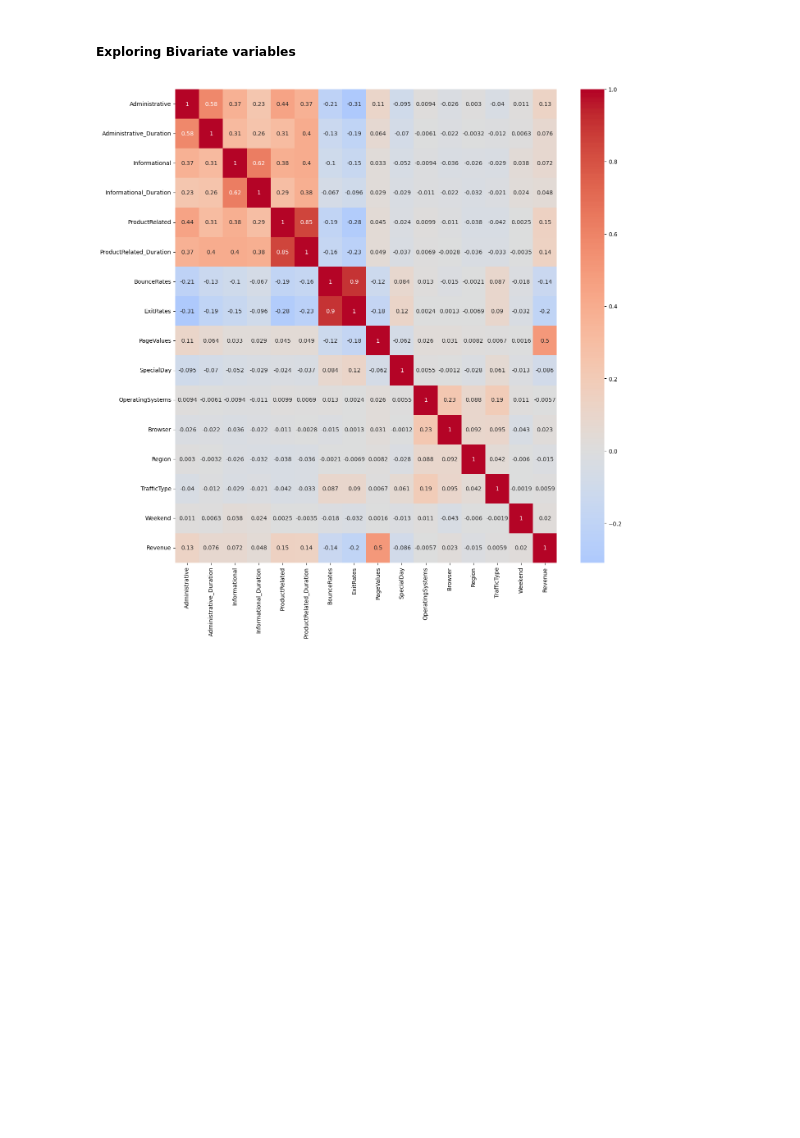
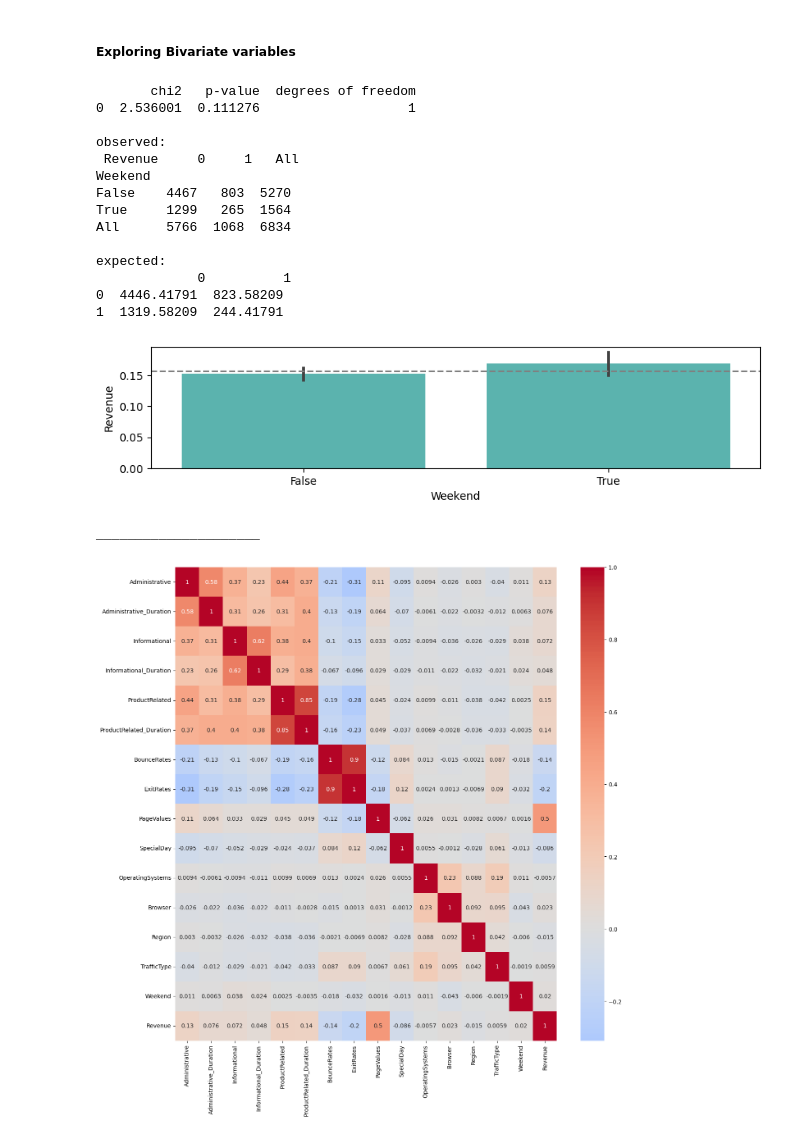
Before and after one commit to zeumoweb/Intro-to-ai-final-project, a Jupyter notebook: main.ipynb, the cells around one changed output. Saved outputs shown, nothing was run; the diff lists cells and outputs as text; code cells hidden in the pictures; blank space fills up the shorter version.

```diff
--- a/main.ipynb
+++ b/main.ipynb
@@ -140,6 +141,25 @@ Name: BounceRates, dtype: float64
 ... (6 outputs left out)
 # %% [markdown]
 ##### Exploring Bivariate variables
+# %%
+exploredata.bivariate_categorical(data=train, target="Revenue", categorical_vars ="Weekend" )
+# %% [output]
+       chi2   p-value  degrees of freedom
+0  2.536001  0.111276                   1
+
+observed:
+ Revenue     0     1   All
+Weekend
+False    4467   803  5270
+True     1299   265  1564
+All      5766  1068  6834
+
+expected:
+             0          1
+0  4446.41791  823.58209
+1  1319.58209  244.41791
+[figure, added]
+_____________________
 # %%
 plt.figure(figsize=(15, 15))
 sns.heatmap(train.corr(), cmap='coolwarm', center=0, annot=True)
```
Also changed, not shown: parts of 33 cells of this notebook, 1 other file.
